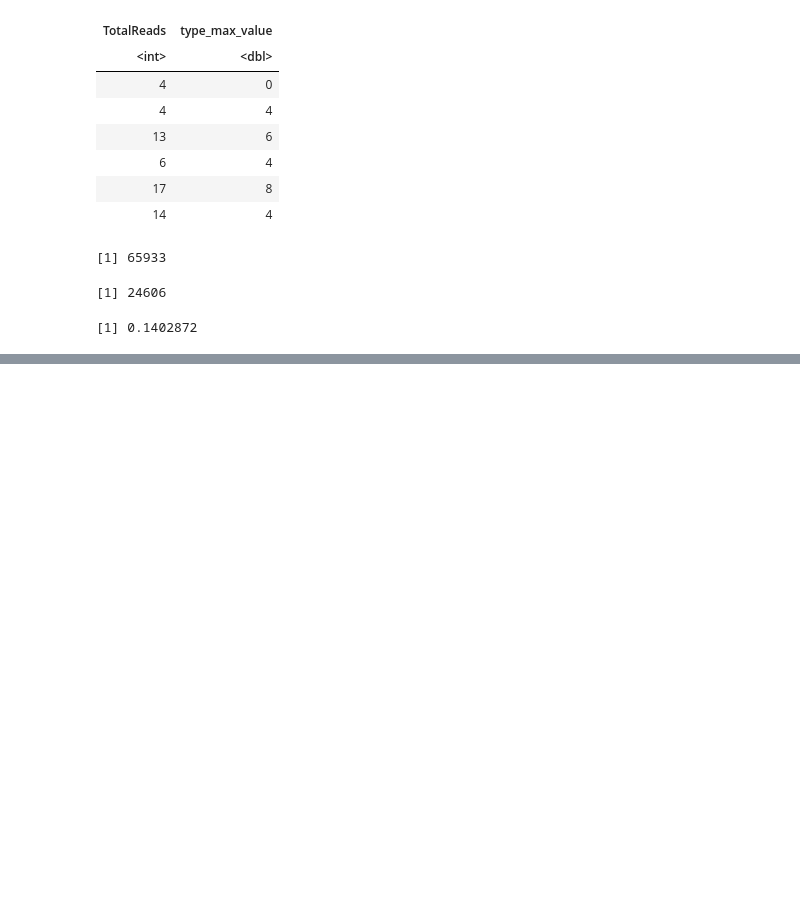
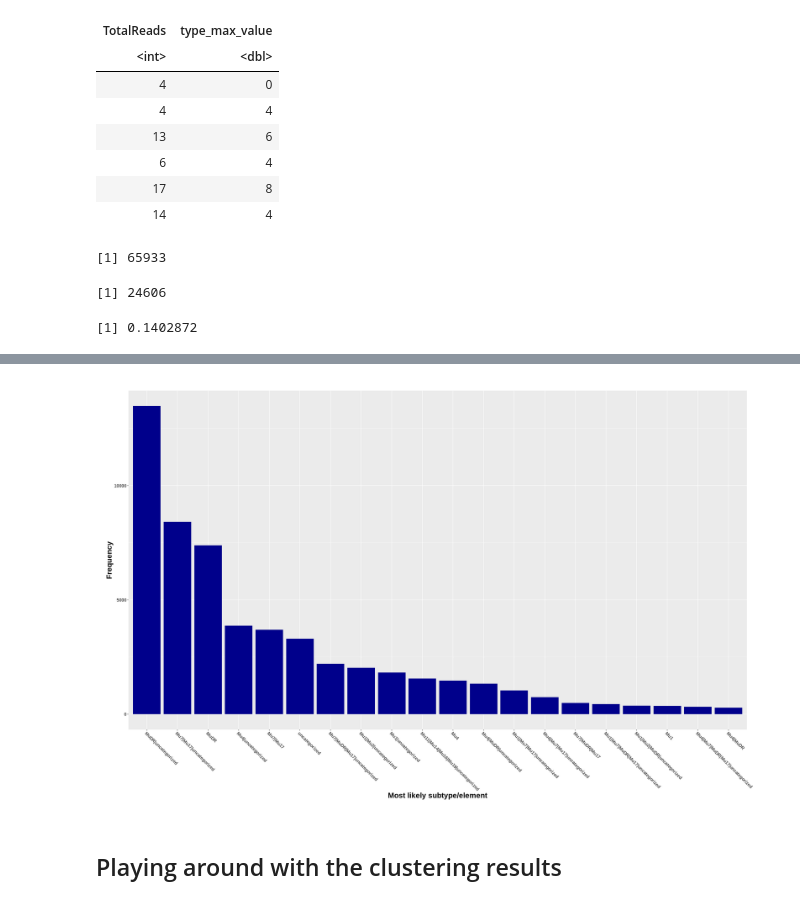
Before and after one commit to tgstoecker/MuWU, a Jupyter notebook: te_typing_annotation.ipynb, the cells around one changed output, grey strips where cells are left out. Saved outputs shown, nothing was run; the diff lists cells and outputs as text; code cells hidden in the pictures; blank space fills up the shorter version.

```diff
--- a/te_typing_annotation.ipynb
+++ b/te_typing_annotation.ipynb
@@ -1309,0 +1315,3 @@ phyper(q, m, n, k, lower.tail = FALSE)
+# %%
+all_candidates_set <- fread("results/insertions_table_final_te_typed/all_candidates_stats_germinal_identified_insertions_annotated.csv", sep=",", header=TRUE)
+head(all_candidates_set)
@@ -1309,0 +1328,20 @@ phyper(q, m, n, k, lower.tail = FALSE)
+# %%
+options(repr.plot.width=25, repr.plot.height=16)
+
+all_candidates_set %>%
+  head(n = 20) %>%
+  #plotting
+  #quick tips on reordering bars; https://sebastiansauer.github.io/ordering-bars/
+  ggplot(., aes(x= reorder(all_candidates, -count), y=count)) +
+    geom_col(fill = "darkblue") +
+    xlab("Most likely subtype/element") +
+    ylab("Frequency") +
+#    title("ddd") +
+    theme(axis.text.y=element_text(size=12, face="bold"),
+          axis.text.x=element_text(size=12, face="bold", angle = 315, hjust = 0),
+          axis.title=element_text(size=20,face="bold"),
+          plot.margin = unit(c(1,2,1,1), "cm"))
+# %% [output]
+[figure, added]
+# %% [markdown]
+## Playing around with the clustering results
```
Also changed, not shown: parts of 7 cells of this notebook, 2 other files.
